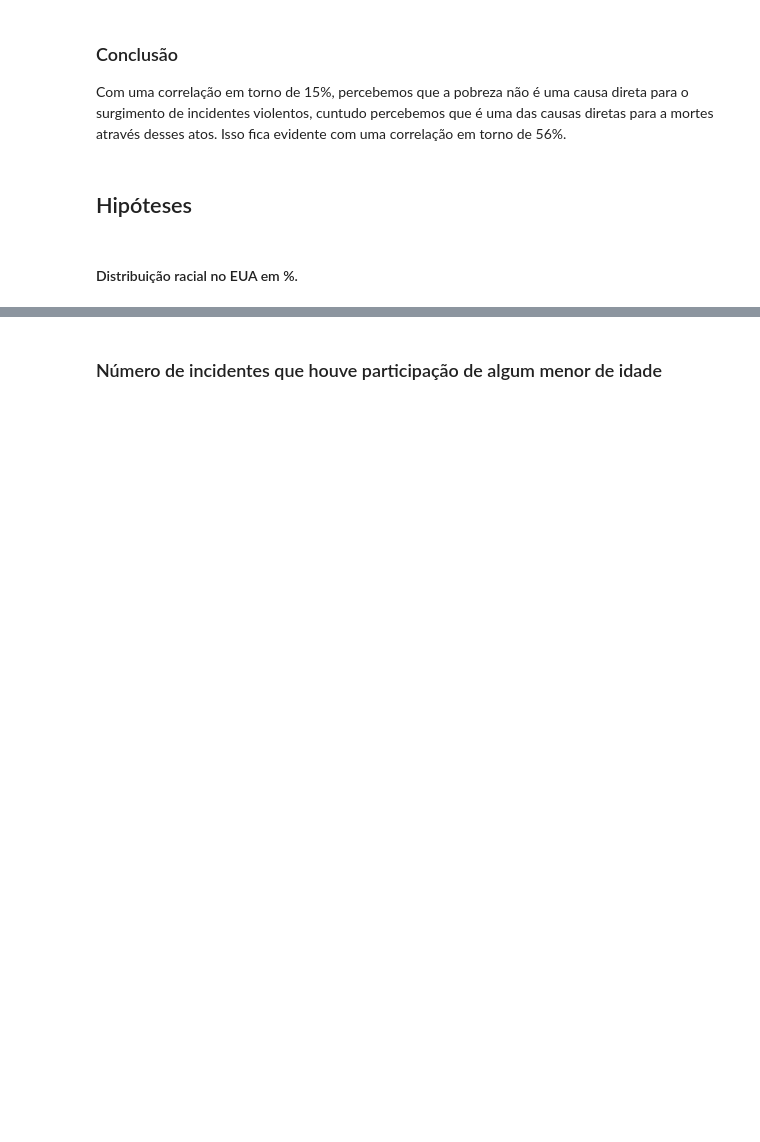
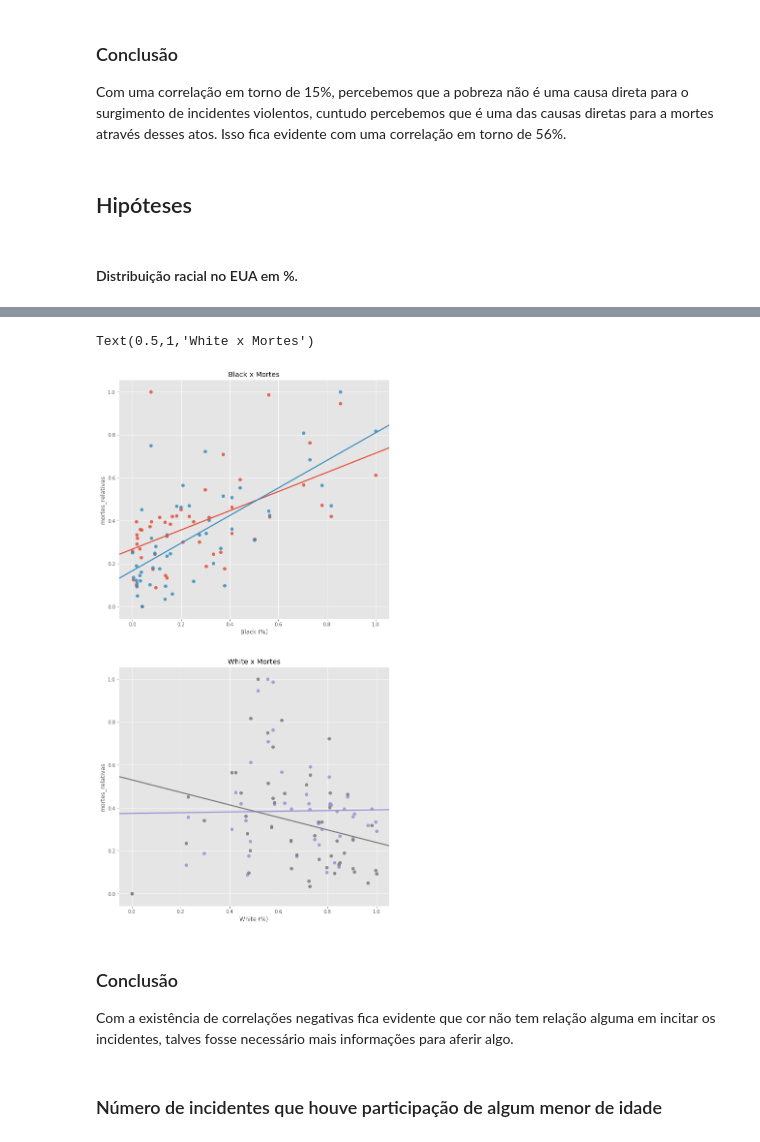
Before and after one commit to if1015-datascience-ufpe/2018-2-projeto-hadoop, a Jupyter notebook: proj.ipynb, the cells around one changed output, grey strips where cells are left out. Drawn from its saved outputs; the diff is of its cells as text; code cells hidden in the pictures; blank space fills up the shorter version.

Commit message:
analise da relação de cor com mortes e crimes

```diff
--- a/proj.ipynb
+++ b/proj.ipynb
@@ -320,6 +323,7 @@ pobreza_estado['Asian'] = pobreza_estado.apply(lambda x : (x['Asian'] / x['Total
 pobreza_estado['Native'] = pobreza_estado.apply(lambda x : (x['Native'] / x['TotalPop']*100), axis=1)
 pobreza_estado.columns = ['State','TotalPop','Poverty','Men','Women','Hispanic (%)','White (%)','Black (%)'\
                          ,'Asian (%)','Native (%)','Poverty_Amount']
+etinia = pobreza_estado
 pobreza_estado.head()
 # %% [output]
 |  | State | TotalPop | Poverty | Men | Women | Hispanic (%) | White (%) | Black (%) | Asian (%) | ... |
@@ -396,15 +400,33 @@ grafico
 Depois de feito o tratamento vamos visualizar a comparação de incidentes por armas de fogo e mortes que foram resultados desses incidentes em cada estado americano normalizado, visto que tem estados com mais habitantes que outros.
 # %%
 populacao_df = pobreza_estado_df.loc[:, 'TotalPop'].copy()
-populacao_df
-violencia_status_df
+#==========================================================================================================
+#bloco para tratar pobreza com os de violencia
+#==========================================================================================================
 violencia_pobreza_df = pd.concat([violencia_status_df, pobreza_estado_df.loc[:,'Pobreza'], populacao_df], axis=1)
 violencia_pobreza_df.drop('District of Columbia', axis=0, inplace=True)
-
+#==========================================================================================================
 violencia_pobreza_df['incidentes_relativos'] = violencia_pobreza_df.QTD_incidentes / violencia_pobreza_df.TotalPop
 violencia_pobreza_df['mortes_relativas'] = violencia_pobreza_df.n_mortos / violencia_pobreza_df.TotalPop
-
+#==========================================================================================================
+#bloco para tratar etinia com os de violencia
+#==========================================================================================================
+manip = etinia[['Hispanic (%)','White (%)','Black (%)','Asian (%)','Native (%)']]
+manip_etinia = pd.concat([violencia_pobreza_df,manip],axis=1)
+manip_etinia = manip_etinia.dropna()
+manip_etinia
+#==========================================================================================================
+#bloco para normalizar etinia com os de violencia
+#==========================================================================================================
+scaler = MinMaxScaler()
+columns = manip_etinia.columns
+index = manip_etinia.index
+manip_etinia = pd.DataFrame(scaler.fit_transform(manip_etinia), columns=columns, index=index)
+#==========================================================================================================
+#bloco para normalizar pobreza com os de violencia
+#==========================================================================================================
 scaler = MinMaxScaler()
 columns = violencia_pobreza_df.columns
 index = violencia_pobreza_df.index
 violencia_pobreza_df = pd.DataFrame(scaler.fit_transform(violencia_pobreza_df), columns=columns, index=index)
+violencia_pobreza_df
@@ -518,3 +597,17 @@ grafico
+# %%
+fig, axes = plt.subplots(ncols=1,nrows=2,figsize=(10,20))
+sns.regplot(x='Black (%)', y='incidentes_relativos', data=manip_etinia, ci=None, ax=axes[0]).set_title('Black x Incidentes') #red
+sns.regplot(x='Black (%)', y='mortes_relativas', data=manip_etinia, ci=None, ax=axes[0]).set_title('Black x Mortes') #blue
+print("\n")
+sns.regplot(x='White (%)', y='incidentes_relativos', data=manip_etinia, ci=None, ax=axes[1]).set_title('White x Incidentes') #purple
+sns.regplot(x='White (%)', y='mortes_relativas', data=manip_etinia, ci=None, ax=axes[1]).set_title('White x Mortes')#green
+# %% [output]
+Text(0.5,1,'White x Mortes')
+[figure, added]
+# %% [markdown]
+### Conclusão
+
+Com a existência de correlações negativas fica evidente que cor não tem relação alguma em incitar os incidentes, talves fosse necessário mais informações para aferir algo.
 # %% [markdown]
 ### Número de incidentes que houve participação de algum menor de idade
 # %%
```
Also changed, not shown: parts of 9 cells of this notebook.
